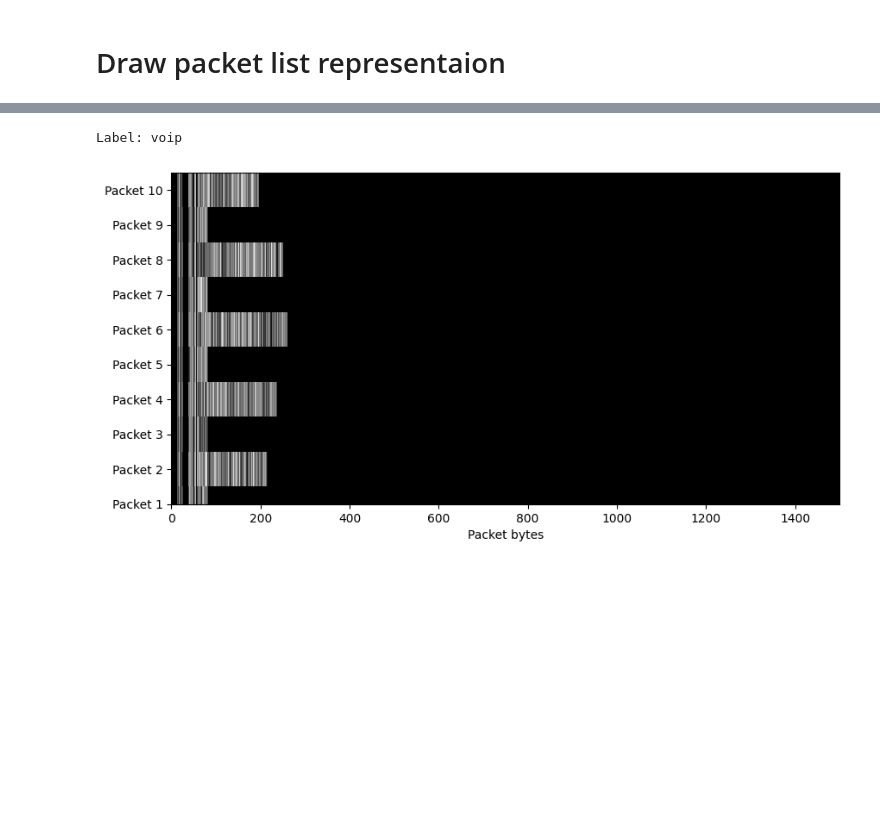
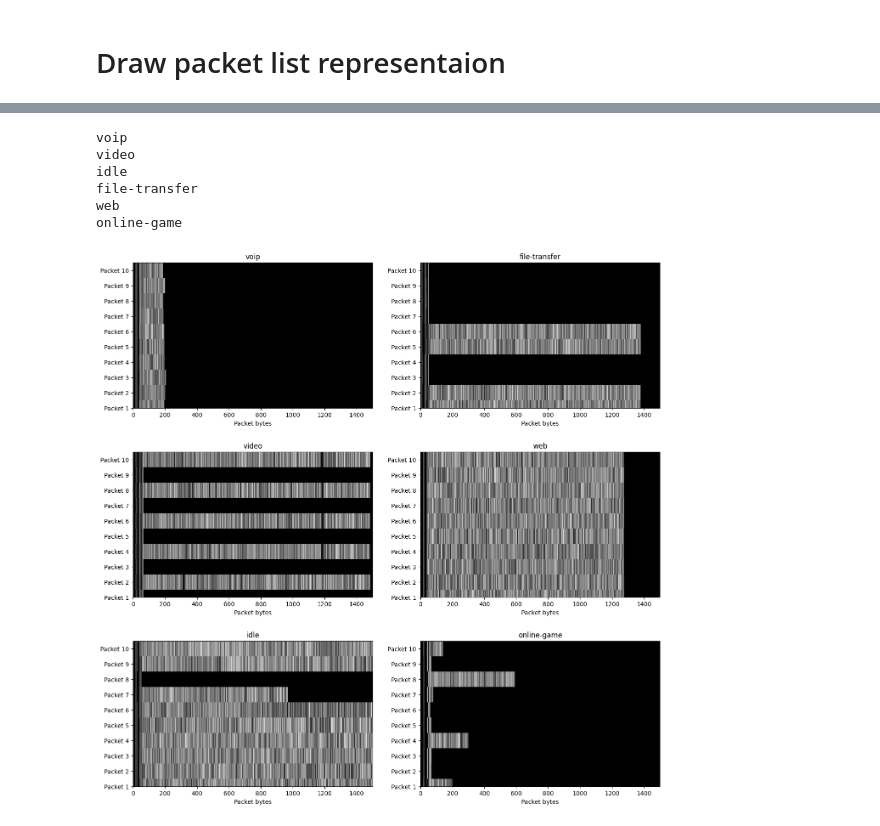
Before and after one commit to maciej-wieczorek/inzynierka, a Jupyter notebook: src/graph_drawer.ipynb, the cells around one changed output, grey strips where cells are left out. Saved outputs shown, nothing was run; the diff lists cells and outputs as text; code cells hidden in the pictures; blank space fills up the shorter version.

```diff
--- a/src/graph_drawer.ipynb
+++ b/src/graph_drawer.ipynb
@@ -4,8 +4,8 @@ from dataset import PacketsDatapipe, get_labels
 import matplotlib.pyplot as plt
 import numpy as np
 # %%
-packet_list_dataset_location = r'App\src\build_release\own\packet_list_dataset'
-size_delay_dataset_location = r'App\src\build_release\own\size_delay_dataset'
+packet_list_dataset_location = r'App\src\build_release\own\packet_list_10_dataset'
+size_delay_dataset_location = r'App\src\build_release\own\size_delay_50_dataset'
 size_delay_dataset = PacketsDatapipe(size_delay_dataset_location, batch_size=1, balanced=True)[0]
 packet_list_dataset = PacketsDatapipe(packet_list_dataset_location, batch_size=1, balanced=True)[0]
 # %% [output]
@@ -24,13 +25,3 @@ Balanced to: 3224
 Balanced to: 20098
 # %% [markdown]
 # Draw size delay representaion
-# %%
-fig, axs = plt.subplots(1, 5)
-for i in range(5):
-    graph = next(iter(size_delay_dataset))
-    print(f'Label: {get_labels()[graph.y.item()]}')
-    G = get_nx_representation(graph.x, graph.edge_index)
-    draw_graph(G, axs[i])
-
-plt.show()
-print(G)
@@ -47,34 +135,52 @@ DiGraph with 2 nodes and 2 edges
 # %%
-graph = next(iter(packet_list_dataset))
-print(f'Label: {get_labels()[graph.y.item()]}')
+rows = 2
+cols = 3
+fig, ax = plt.subplots(cols, rows, figsize=(16,16))
+plt.subplots_adjust(hspace=0.3)
+unique_labels = []
+i = 0
+while i < rows:
+    j = 0
+    while j < cols:
+        graph = next(iter(packet_list_dataset))
+        if graph.x.nonzero().size(0) > 1000:
+            label = graph.y.item()
+            if label not in unique_labels:
+                unique_labels.append(label)
+                label_name = get_labels()[label]
+                print(label_name)
 
-bw_values = (graph.x.numpy() * 255).astype(int)
+                bw_values = (graph.x.numpy() * 255).astype(int)
+                for k in range(bw_values.shape[0]):
+                    vector = bw_values[k, :]
 
-# Create a figure and axis
-fig, ax = plt.subplots(figsize=(10, 5))
+                    # Create a colored strip for each vector
+                    color_strip = np.zeros((1, bw_values.shape[1], 3), dtype=np.uint8)
+                    color_strip[:, :, 0] = vector
+                    color_strip[:, :, 1] = vector
+                    color_strip[:, :, 2] = vector
 
-# Iterate through each row in the tensor
-for i in range(bw_values.shape[0]):
-    vector = bw_values[i, :]
+                    # Display the colored strip
+                    ax[j][i].imshow(color_strip, extent=[0, bw_values.shape[1], k, k + 1], aspect='auto')
 
-    # Create a colored strip for each vector
-    color_strip = np.zeros((1, bw_values.shape[1], 3), dtype=np.uint8)
-    color_strip[:, :, 0] = vector
-    color_strip[:, :, 1] = vector
-    color_strip[:, :, 2] = vector
+                # Set y-axis ticks and labels
+                ax[j][i].set_yticks(np.arange(0.5, bw_values.shape[0], 1))
+                ax[j][i].set_yticklabels([f"Packet {i+1}" for i in range(bw_values.shape[0])])
 
-    # Display the colored strip
-    ax.imshow(color_strip, extent=[0, bw_values.shape[1], i, i + 1], aspect='auto')
+                # Set x-axis label
+                ax[j][i].set_xlabel('Packet bytes')
+                ax[j][i].set_title(label_name)
+                j += 1
+    i += 1
 
-# Set y-axis ticks and labels
-ax.set_yticks(np.arange(0.5, bw_values.shape[0], 1))
-ax.set_yticklabels([f"Packet {i+1}" for i in range(bw_values.shape[0])])
-
-# Set x-axis label
-ax.set_xlabel('Packet bytes')
 
 # Show the plot
 plt.show()
 # %% [output]
-Label: voip
+voip
+video
+idle
+file-transfer
+web
+online-game
-[figure, old version]
+[figure, new version]
```
Also changed, not shown: parts of 4 cells of this notebook, 7 other files.
